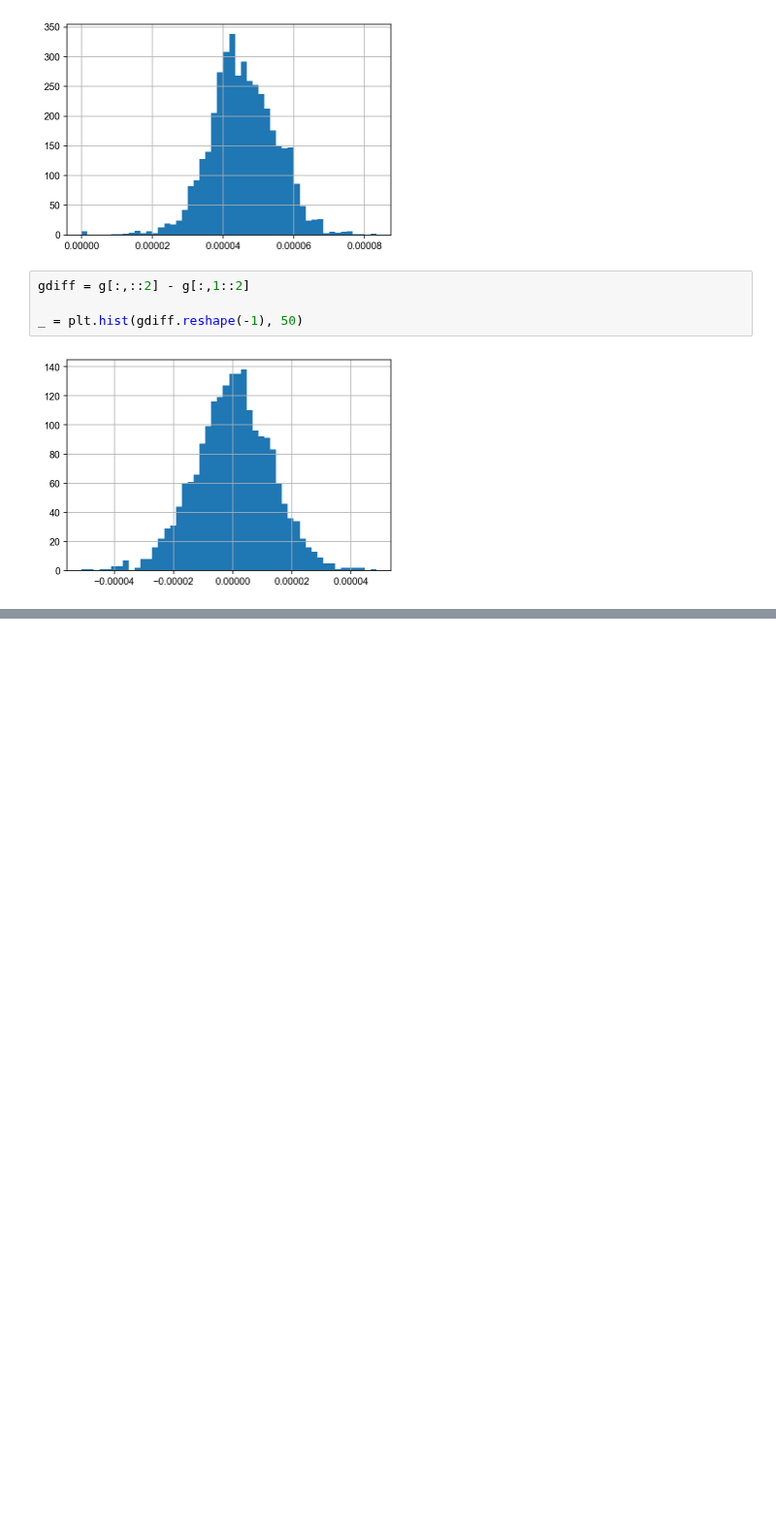
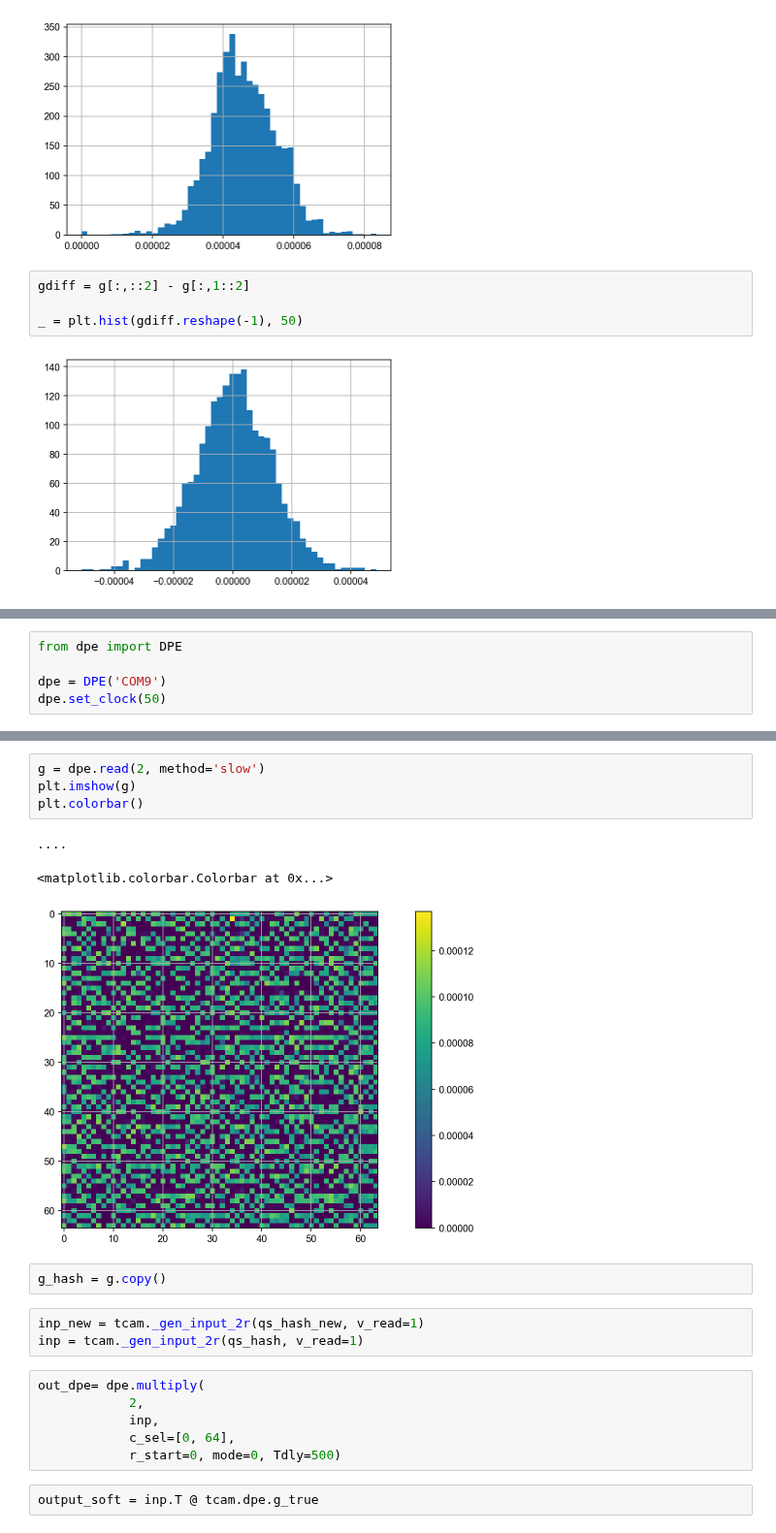
Before and after one commit to lican81/A0_DUT, a Jupyter notebook: LSH/0619-exp-dpe_tcam.ipynb, the cells around one changed output, grey strips where cells are left out. Shown at 97% size. Saved outputs shown, nothing was run; the diff lists cells and outputs as text; blank space fills up the shorter version.

```diff
--- a/LSH/0619-exp-dpe_tcam.ipynb
+++ b/LSH/0619-exp-dpe_tcam.ipynb
@@ -110,0 +163,5 @@ _ = plt.hist(gdiff.reshape(-1), 50)
+# %%
+from dpe import DPE
+
+dpe = DPE('COM9')
+dpe.set_clock(50)
@@ -110,0 +190,21 @@ _ = plt.hist(gdiff.reshape(-1), 50)
+# %%
+g = dpe.read(2, method='slow')
+plt.imshow(g)
+plt.colorbar()
+# %% [output]
+....
+<matplotlib.colorbar.Colorbar at 0x...>
+[figure, added]
+# %%
+g_hash = g.copy()
+# %%
+inp_new = tcam._gen_input_2r(qs_hash_new, v_read=1)
+inp = tcam._gen_input_2r(qs_hash, v_read=1)
+# %%
+out_dpe= dpe.multiply(
+            2,
+            inp,
+            c_sel=[0, 64],
+            r_start=0, mode=0, Tdly=500)
+# %%
+output_soft = inp.T @ tcam.dpe.g_true
```
Also changed, not shown: parts of 28 cells of this notebook, 6 other files.
